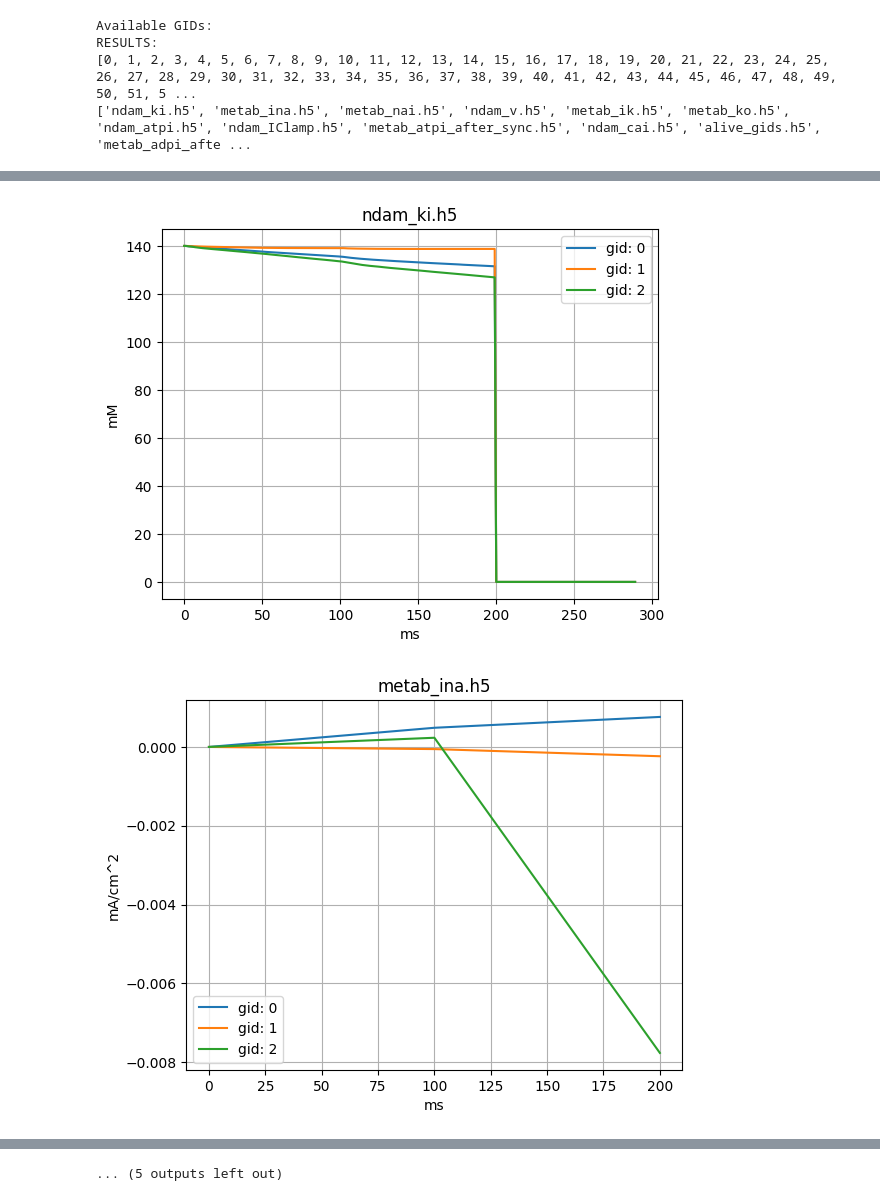
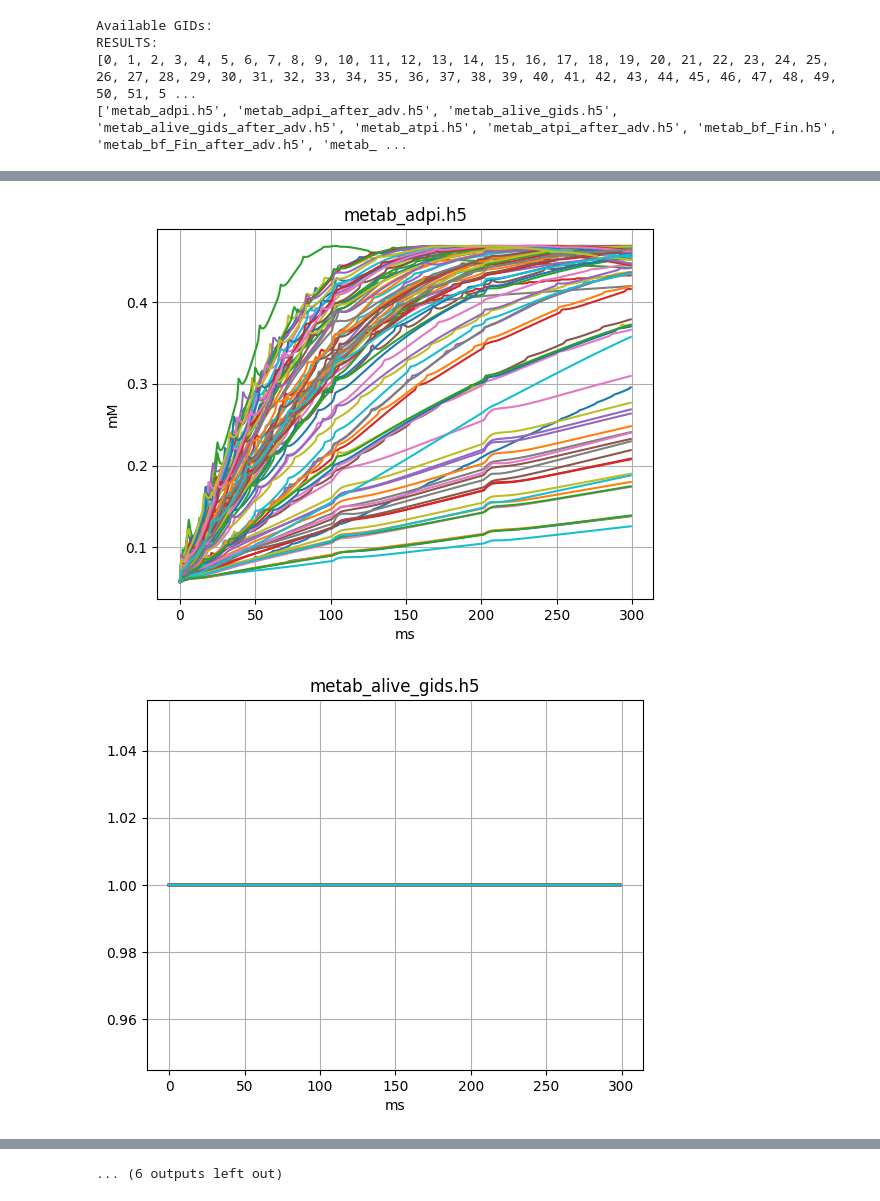
Before and after one commit to openbraininstitute/MultiscaleRun, a Jupyter notebook: multiscale_run/templates/postproc.ipynb, the cells around one changed output, grey strips where cells are left out. Drawn from its saved outputs; the diff is of its cells as text; code cells hidden in the pictures.

```diff
--- a/multiscale_run/templates/postproc.ipynb
+++ b/multiscale_run/templates/postproc.ipynb
@@ -68,6 +66,6 @@ loaded file: RESULTS/metab_adpi_before_sync.h5
 # %%
 all_gids = [sorted([i for i in list(next(iter(j.values())).columns) if i != "t"]) for j in dfs]
-all_quantities = [list(i.keys()) for i in dfs]
+all_quantities = [sorted(i) for i in dfs]
 print("Available GIDs:")
 for path, gids, q in zip(paths, all_gids, all_quantities):
     print(f"{path}:\n{gids}\n{q}")
@@ -75,68 +73,47 @@ for path, gids, q in zip(paths, all_gids, all_quantities):
 Available GIDs:
 RESULTS:
 [0, 1, 2, 3, 4, 5, 6, 7, 8, 9, 10, 11, 12, 13, 14, 15, 16, 17, 18, 19, 20, 21, 22, 23, 24, 25, 26, 27, 28, 29, 30, 31, 32, 33, 34, 35, 36, 37, 38, 39, 40, 41, 42, 43, 44, 45, 46, 47, 48, 49, 50, 51, 5 ...
-['ndam_ki.h5', 'metab_ina.h5', 'metab_nai.h5', 'ndam_v.h5', 'metab_ik.h5', 'metab_ko.h5', 'ndam_atpi.h5', 'ndam_IClamp.h5', 'metab_atpi_after_sync.h5', 'ndam_cai.h5', 'alive_gids.h5', 'metab_adpi_afte ...
+['metab_adpi.h5', 'metab_adpi_after_adv.h5', 'metab_alive_gids.h5', 'metab_alive_gids_after_adv.h5', 'metab_atpi.h5', 'metab_atpi_after_adv.h5', 'metab_bf_Fin.h5', 'metab_bf_Fin_after_adv.h5', 'metab_ ...
 # %%
 # Get user input for GiD and Quantity
-selected_gids = [0, 1, 2]
-selected_quantities = [
-    i for i in all_quantities[0] if i.startswith("metab") or i.startswith("ndam")
-]
-# selected_quantities = ["metab_ko.h5"]
+
+selected_gids = all_gids[0]
+selected_quantities = all_quantities[0]
+
 img_path = paths[0] / "img"
 filter_name = "alive_gids.h5"
 
+img_path.mkdir(parents=True, exist_ok=True)
 
-def filter(v, fil):
-    return [i for idx, i in enumerate(v) if fil[idx]]
-
-
-img_path.mkdir(parents=True, exist_ok=True)
 for quantity in selected_quantities:
-    if "after" in quantity:
+    if "after_adv" in quantity:
         continue
     print(f"processing: {quantity}")
+    u = units[0][quantity]
     plt.figure()
-    for uu in units:
-        try:
-            u = uu[quantity]
-        except KeyError:
-            continue
-
     plt.xlabel(u[0])
     plt.ylabel(u[1])
-    if "before" in quantity:
-        plt.title(f"{quantity[:-15]}.h5")
-    else:
-        plt.title(f"{quantity}")
+    plt.title(f"{quantity}")
     # Loop through selected gids (traces) for the current quantity
     for ii, path in enumerate(paths):
         for gid in selected_gids:
+
+            trace_data = dfs[ii][quantity][gid]
+            time_data = dfs[ii][quantity]["t"]
             try:
-                trace_data = dfs[ii][quantity][gid]
-                time_data = dfs[ii][quantity]["t"]
-                if filter_name and "metab" in quantity:
-                    # Get the time trace data for the current quantity and gid
-                    trace_data = filter(v=dfs[ii][quantity][gid], fil=dfs[ii][filter_name][gid])
-                    time_data = filter(v=dfs[ii][quantity]["t"], fil=dfs[ii][filter_name][gid])
-                    if "before" in quantity:
-                        after_quantity = quantity.replace("before", "after")
-                        after_trace_data = filter(
-                            v=dfs[ii][after_quantity][gid],
-                            fil=dfs[ii][filter_name][gid],
-                        )
-                        trace_data = [
-                            item for pair in zip(trace_data, after_trace_data) for item in pair
-                        ]
-                        time_data = [item for pair in zip(time_data, time_data) for item in pair]
+                p = Path(quantity)
+                p = p.with_stem(p.stem + '_after_adv')
+                trace_data_after_adv = dfs[ii][quantity][gid]
+                time_data_after_adv = dfs[ii][quantity]["t"]
             except KeyError:
-                continue
+                pass
 
             # Plot the time trace
             plt.plot(time_data, trace_data, label=f"gid: {gid}")
 
     # Customize the plot
-    plt.legend()
+    if len(selected_gids) < 10:
+        plt.legend()
     plt.grid(True)
 
     # Save the figure
@@ -165,2 +143,2 @@ processing: metab_adpi_before_sync.h5
-[figure, old version]
+[figure, new version]
-[figure, old version]
+[figure, new version]
@@ -176 +154 @@ processing: metab_adpi_before_sync.h5
-... (5 outputs left out)
+... (6 outputs left out)
```
Also changed, not shown: parts of 2 cells of this notebook, 16 other files.
